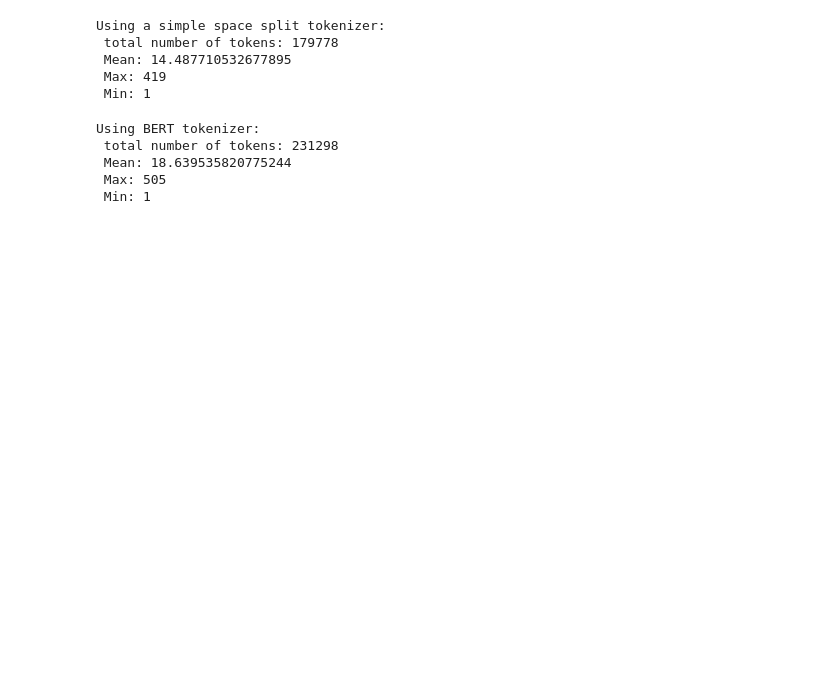
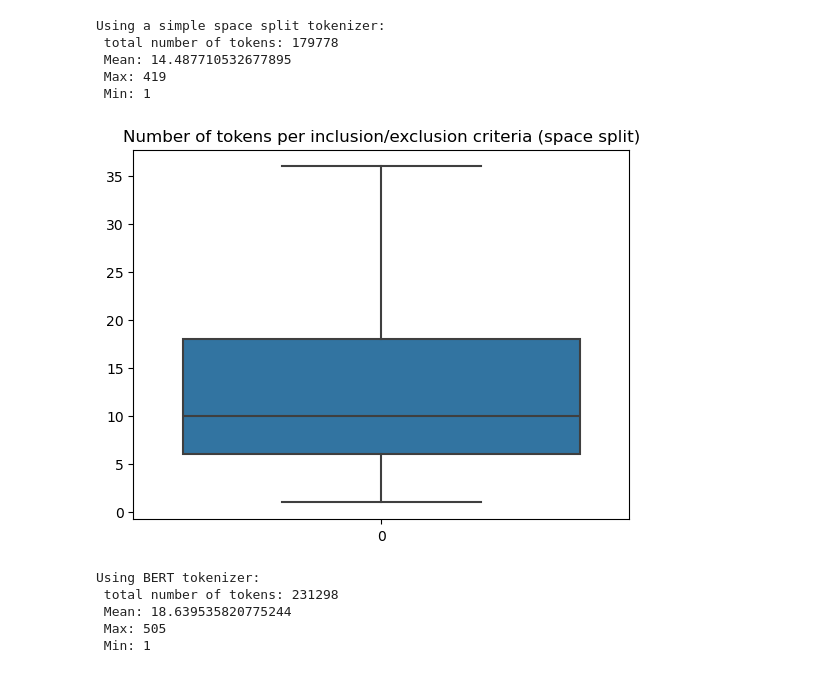
Before and after one commit to jlopetegui98/NER-ClinicalTrials-Eligibility-Criteria, a Jupyter notebook: DataAnalysis/data_processing.ipynb, the cells around one changed output. Drawn from its saved outputs; the diff is of its cells as text; code cells hidden in the pictures; blank space fills up the shorter version.

Commit message:
add: boxplot for number of tokens

```diff
--- a/DataAnalysis/data_processing.ipynb
+++ b/DataAnalysis/data_processing.ipynb
@@ -542,6 +548,13 @@ Using a simple space split tokenizer:
  Mean: 14.487710532677895
  Max: 419
  Min: 1
+# %%
+# boxplot of the number of tokens
+sns.boxplot(space_tokenizer_count, showfliers=False)
+plt.title('Number of tokens per inclusion/exclusion criteria (space split)')
+plt.show()
+# %% [output]
+[figure, added]
 # %%
 bert_tokenizer_count = [len(bert_tokenizer.tokenize(c)) for c in criteria_list]
 print(f"Using BERT tokenizer:\n total number of tokens: {sum(bert_tokenizer_count)}\n Mean: {sum(bert_tokenizer_count)/len(bert_tokenizer_count)}\n Max: {max(bert_tokenizer_count)}\n Min: {min(bert_tokenizer_count)}")
```
Also changed, not shown: parts of 4 cells of this notebook.
